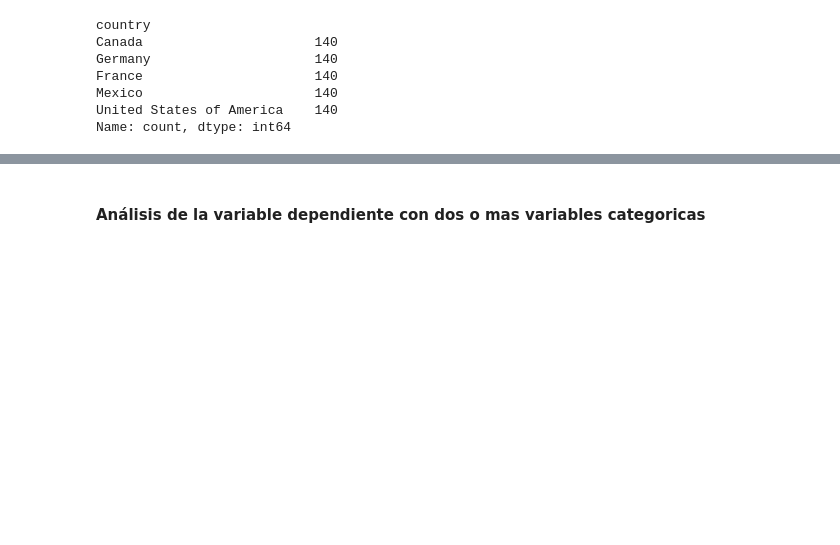
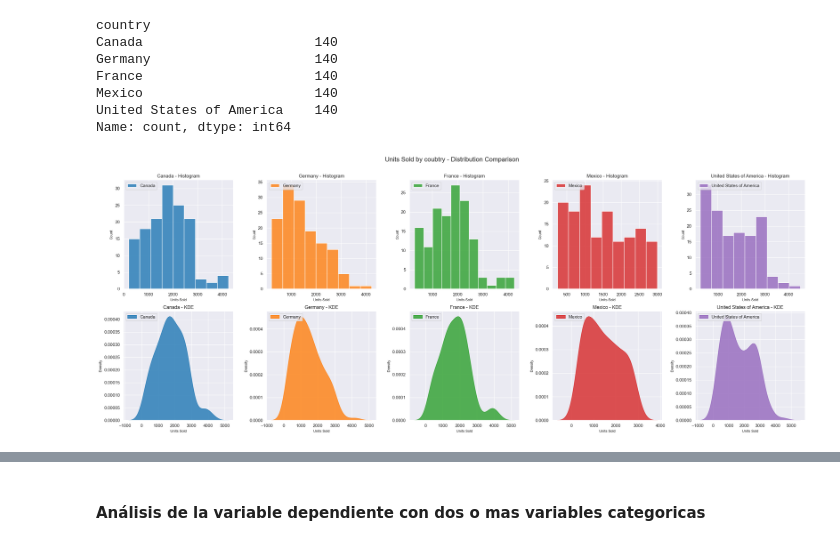
Before and after one commit to jluis-ml/Proyecto-Empresa-Finanzas, a Jupyter notebook: 3_EDA.ipynb, the cells around one changed output, grey strips where cells are left out. Drawn from its saved outputs; the diff is of its cells as text; code cells hidden in the pictures; blank space fills up the shorter version.

```diff
--- a/3_EDA.ipynb
+++ b/3_EDA.ipynb
@@ -557,7 +557,7 @@ import matplotlib.pyplot as plt
 import seaborn as sns
 
 # Función para generar gráficos comparativos
-def plot_grouped_distributions(data, group_column, target_column, group_values, colors, x_label, title_prefix, xlim=None):
+def plot_grouped_distributions_2(data, group_column, target_column, group_values, colors, x_label, title_prefix, xlim=None):
 
     n_groups = len(group_values)  # Cantidad de grupos a analizar
 
@@ -599,7 +599,7 @@ segment_values = ["Government", "Midmarket", "Channel Partners", "Enterprise", "
 colors = ['#1f77b4', '#ff7f0e', '#2ca02c', '#d62728', '#9467bd']
 
 # Llamada a la función
-plot_grouped_distributions(data, group_column="segment", target_column="units_sold", group_values=segment_values,
+plot_grouped_distributions_2(data, group_column="segment", target_column="units_sold", group_values=segment_values,
                            colors=colors, x_label="Units Sold", title_prefix="Units Sold by Segment")
 # %% [output]
 [figure]
@@ -639,3 +675,16 @@ France                      140
 Mexico                      140
 United States of America    140
 Name: count, dtype: int64
+# %%
+Canada = data.loc[data["country"]=="Canada"].copy()
+Germany = data.loc[data["country"]=="Germany"].copy()
+France = data.loc[data["country"] == "France"].copy()
+Mexico = data.loc[data["country"] == "Mexico"].copy()
+United_States_of_America = data.loc[data["country"] == "United States of America"].copy()
+countrys = ["Canada", "Germany", "France", "Mexico", "United States of America"]
+# %%
+colors = ['#1f77b4', '#ff7f0e', '#2ca02c', '#d62728', '#9467bd']
+plot_grouped_distributions(data, group_column="country", target_column="units_sold", group_values=countrys,
+                           colors=colors, x_label="Units Sold", title_prefix="Units Sold by coubtry")
+# %% [output]
+[figure, added]
```
Also changed, not shown: parts of 7 cells of this notebook, 1 other file.
